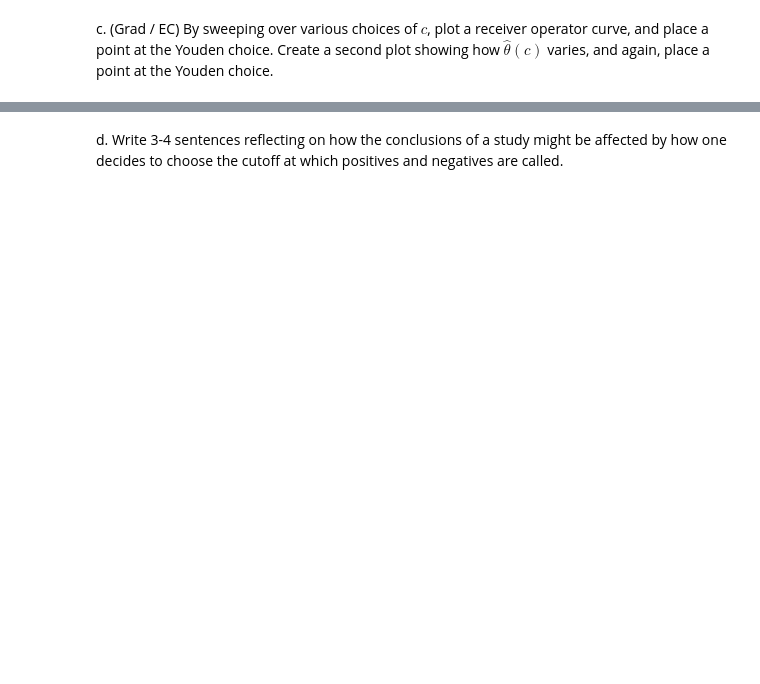
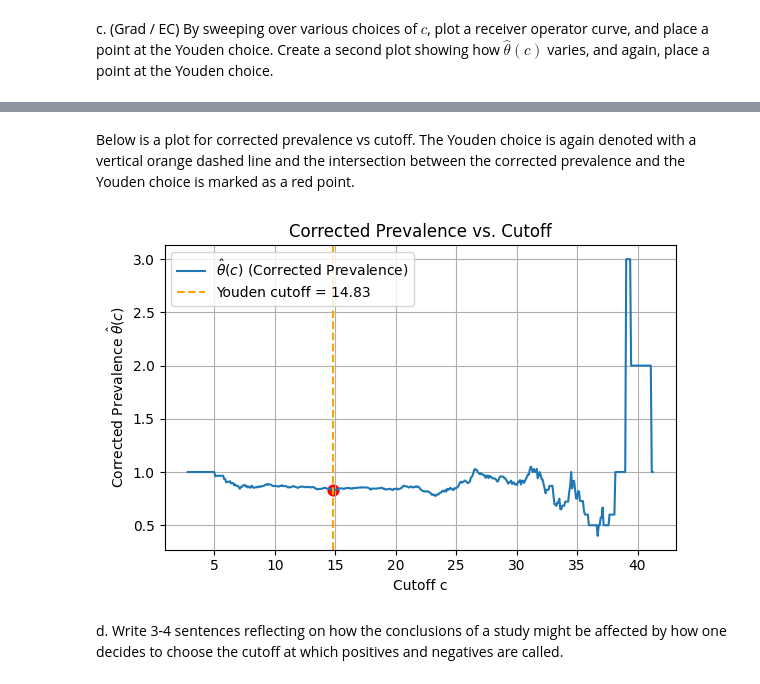
Before and after one commit to mathstud/csci5897, a Jupyter notebook: Homeworks/hw_4.ipynb, the cells around one changed output, grey strips where cells are left out. Drawn from its saved outputs; the diff is of its cells as text; code cells hidden in the pictures; blank space fills up the shorter version.

```diff
--- a/Homeworks/hw_4.ipynb
+++ b/Homeworks/hw_4.ipynb
@@ -628,2 +768,21 @@ c. (Grad / EC) By sweeping over various choices of $c$, plot a receiver operator
+# %% [markdown]
+Below is a plot for corrected prevalence vs cutoff. The Youden choice is again denoted with a vertical orange dashed line and the intersection between the corrected prevalence and the Youden choice is marked as a red point.
+# %%
+# Correct prevalence of cutoff values
+plt.figure(figsize=(6, 4))
+
+plt.plot(cutoffs, theta_vals, label=r'$\hat{\theta}(c)$ (Corrected Prevalence)')
+plt.axvline(c_youden, color='orange', linestyle='--', label=f'Youden cutoff = {c_youden:.2f}')
+plt.scatter(c_youden, theta_hat(c_youden), color='red', s=60)
+
+plt.xlabel('Cutoff c')
+plt.ylabel(r'Corrected Prevalence $\hat{\theta}(c)$')
+plt.title('Corrected Prevalence vs. Cutoff')
+plt.legend()
+plt.grid(True)
+plt.tight_layout()
+plt.show()
+# %% [output]
+[figure, added]
 # %% [markdown]
 d. Write 3-4 sentences reflecting on how the conclusions of a study might be affected by how one decides to choose the cutoff at which positives and negatives are called.
```
Also changed, not shown: parts of 12 cells of this notebook.
